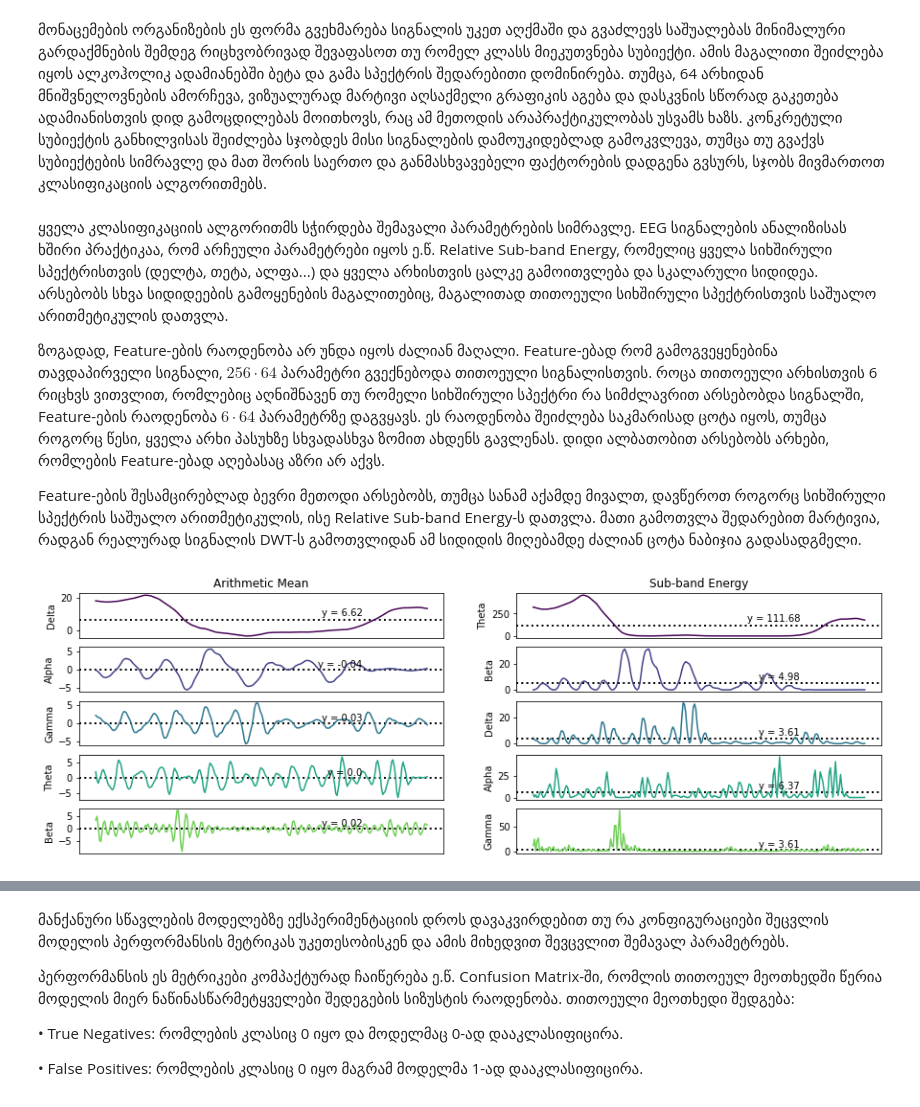
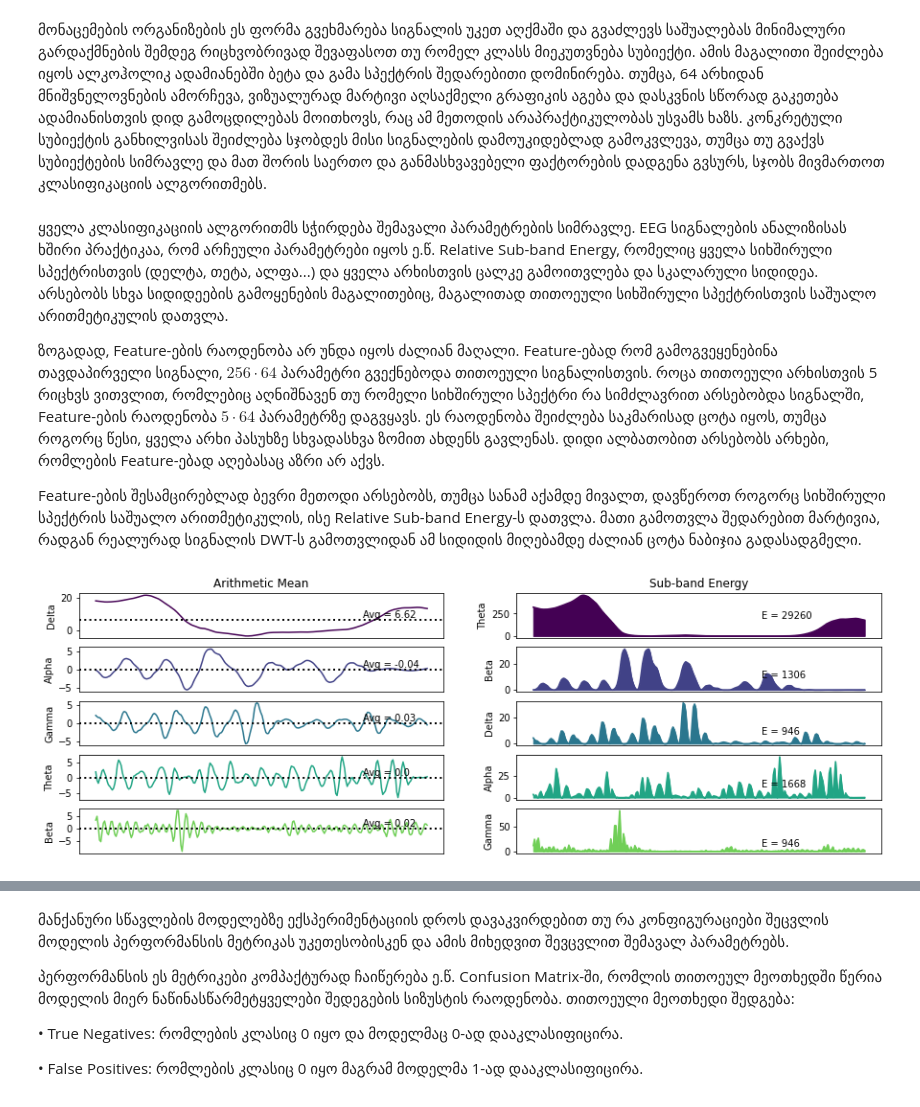
Before and after one commit to lnadi17/eeg-data-analysis, a Jupyter notebook: small-dataset/small-dataset-test.ipynb, the cells around one changed output, grey strips where cells are left out. Drawn from its saved outputs; the diff is of its cells as text; code cells hidden in the pictures.

```diff
--- a/small-dataset/small-dataset-test.ipynb
+++ b/small-dataset/small-dataset-test.ipynb
@@ -540,37 +540,41 @@ plt.show()
 # %% [markdown]
 ყველა კლასიფიკაციის ალგორითმს სჭირდება შემავალი პარამეტრების სიმრავლე. EEG სიგნალების ანალიზისას ხშირი პრაქტიკაა, რომ არჩეული პარამეტრები იყოს ე.წ. Relative Sub-band Energy, რომელიც ყველა სიხშირული სპექტრისთვის (დელტა, თეტა, ალფა...) და ყველა არხისთვის ცალკე გამოითვლება და სკალარული სიდიდეა. არსებობს სხვა სიდიდეების გამოყენების მაგალითებიც, მაგალითად თითოეული სიხშირული სპექტრისთვის საშუალო არითმეტიკულის დათვლა.
 
-ზოგადად, Feature-ების რაოდენობა არ უნდა იყოს ძალიან მაღალი. Feature-ებად რომ გამოგვეყენებინა თავდაპირველი სიგნალი, $256\cdot64$ პარამეტრი გვექნებოდა თითოეული სიგნალისთვის. როცა თითოეული არხისთვის 6 რიცხვს ვითვლით, რომლებიც აღნიშნავენ თუ რომელი სიხშირული სპექტრი რა სიმძლავრით არსებობდა სიგნალში, Feature-ების რაოდენობა $6\cdot64$ პარამეტრზე დაგვყავს. ეს რაოდენობა შეიძლება საკმარისად ცოტა იყოს, თუმცა როგორც წესი, ყველა არხი პასუხზე სხვადასხვა ზომით ახდენს გავლენას. დიდი ალბათობით არსებობს არხები, რომლების Feature-ებად აღებასაც აზრი არ აქვს.
+ზოგადად, Feature-ების რაოდენობა არ უნდა იყოს ძალიან მაღალი. Feature-ებად რომ გამოგვეყენებინა თავდაპირველი სიგნალი, $256\cdot64$ პარამეტრი გვექნებოდა თითოეული სიგნალისთვის. როცა თითოეული არხისთვის 5 რიცხვს ვითვლით, რომლებიც აღნიშნავენ თუ რომელი სიხშირული სპექტრი რა სიმძლავრით არსებობდა სიგნალში, Feature-ების რაოდენობა $5\cdot64$ პარამეტრზე დაგვყავს. ეს რაოდენობა შეიძლება საკმარისად ცოტა იყოს, თუმცა როგორც წესი, ყველა არხი პასუხზე სხვადასხვა ზომით ახდენს გავლენას. დიდი ალბათობით არსებობს არხები, რომლების Feature-ებად აღებასაც აზრი არ აქვს.
 
 Feature-ების შესამცირებლად ბევრი მეთოდი არსებობს, თუმცა სანამ აქამდე მივალთ, დავწეროთ როგორც სიხშირული სპექტრის საშუალო არითმეტიკულის, ისე Relative Sub-band Energy-ს დათვლა. მათი გამოთვლა შედარებით მარტივია, რადგან რეალურად სიგნალის DWT-ს გამოთვლიდან ამ სიდიდის მიღებამდე ძალიან ცოტა ნაბიჯია გადასადგმელი.
 # %%
 fig = plt.figure(figsize=(15, 5))
 
 # Use last channel as an example (any channel would do)
 # Interesting example: 61
 test_ch = trial[63]
 
 # Plot different frequency bands
 subplot_index = 1
 titles = iter(['Delta', 'Theta', 'Alpha', 'Beta', 'Gamma'] * 2)
 for i in range(len(test_franges) * 2):
     ax = fig.add_subplot(5, 2, subplot_index)
     if (i == 0):
         ax.set_title('Arithmetic Mean')
     if (i == 1):
         ax.set_title('Sub-band Energy')
 
     color = cm.viridis.colors[i // 2 * 50]
     trange = test_franges[i // 2].reconstruct(update=False)
     if (i % 2 == 1):
         trange = trange ** 2
-    avg = ax.axhline(y=np.average(trange), color='black', linestyle='dotted', linewidth=2)
-    ax.text(210, np.average(trange) * 1.2, f'y = {round(np.average(trange), 2)}', ha='right', va='bottom')
-    ax.plot(trange, color=color)
+        ax.plot(trange, color=color)
+        ax.fill_between(range(len(trange)), trange, color=color)
+        ax.text(180, np.average(trange) * 1.5, f'E = {round(sum(trange))}', ha='left', va='bottom')
+    else:
+        ax.plot(trange, color=color)
+        ax.axhline(y=np.average(trange), color='black', linestyle='dotted', linewidth=2)
+        ax.text(210, np.average(trange), f'Avg = {round(np.average(trange), 2)}', ha='left', va='bottom')
     ax.set_xticks([])
     ax.set_ylabel(next(titles))
     subplot_index += 1
 
 plt.show()
 # %% [output]
-[figure, old version]
+[figure, new version]
```
Also changed, not shown: parts of 1 cell of this notebook.
